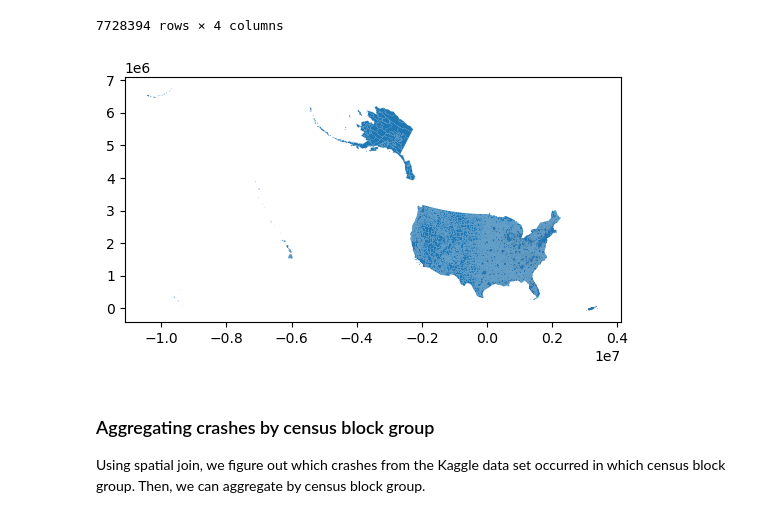
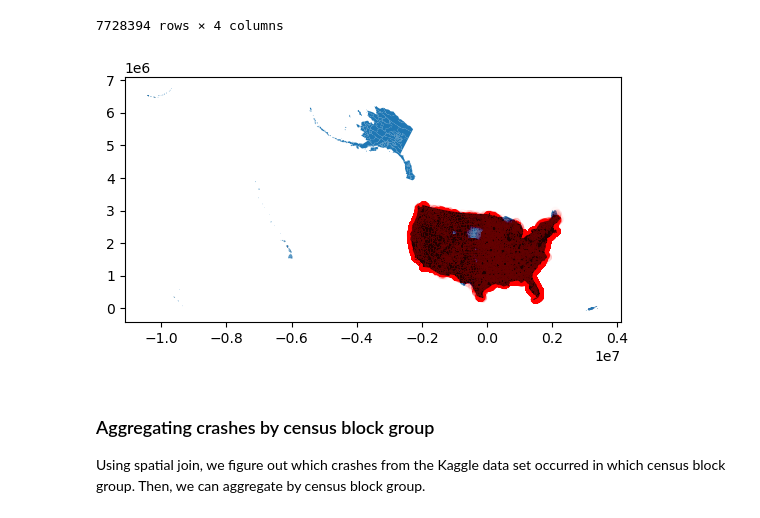
Before and after one commit to Arcturus816/Impact-of-Built-Environment, a Jupyter notebook: code/data-processing-1.ipynb, the cells around one changed output. Drawn from its saved outputs; the diff is of its cells as text; code cells hidden in the pictures.

```diff
--- a/code/data-processing-1.ipynb
+++ b/code/data-processing-1.ipynb
@@ -638,11 +638,11 @@ gdf_kaggle_converted = gdf_kaggle.to_crs(crs=epa_crs)
 # %%
 # Let's see if the geometry makes sense
 fig, ax = plt.subplots()
 gdf_epa.plot(ax=ax)
-gdf_kaggle_converted.plot(ax=ax, color="red", alpha=0.001)
+gdf_kaggle_converted.plot(ax=ax, color="red", alpha=0.005)
 plt.show()
 # %% [output]
-[figure, old version]
+[figure, new version]
 # %% [markdown]
 ### Aggregating crashes by census block group
 
```
Also changed, not shown: parts of 11 cells of this notebook.
